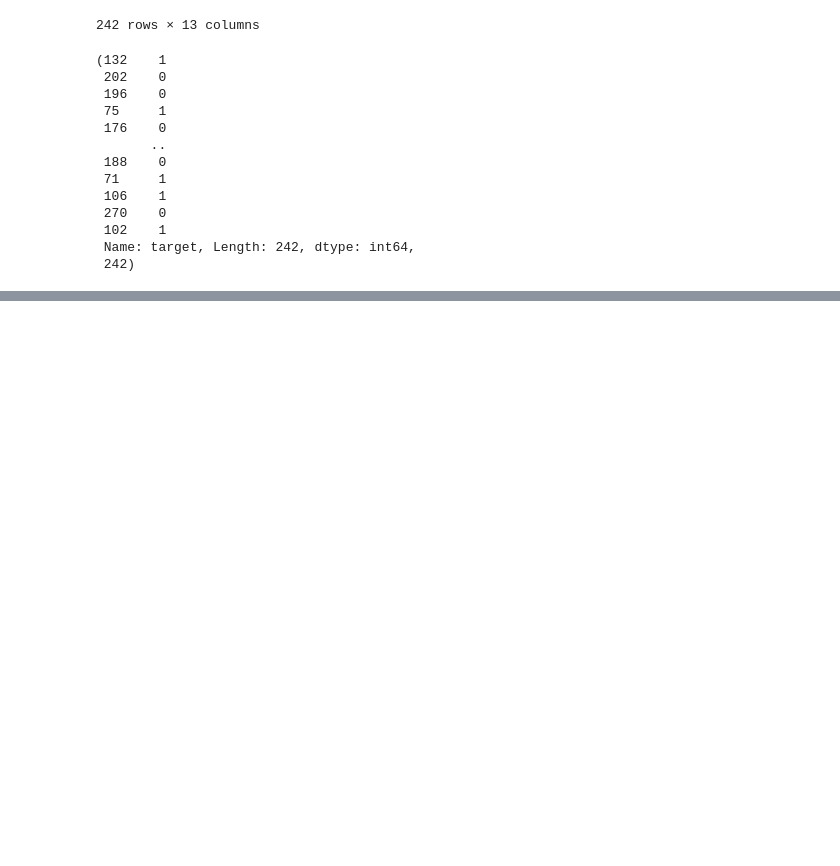
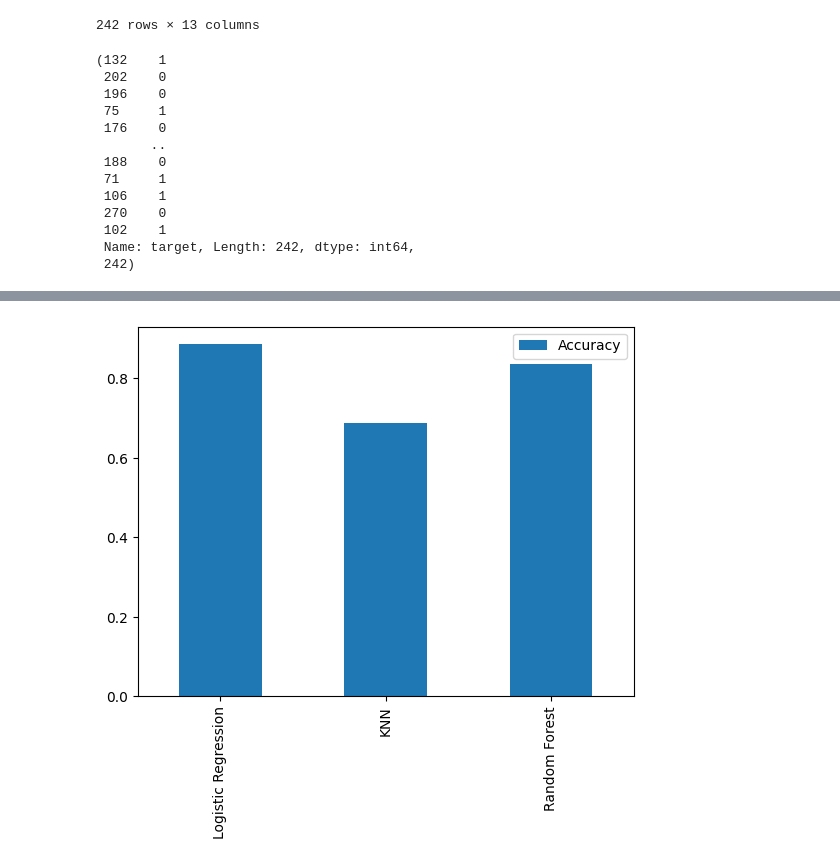
Before and after one commit to strontium-rn/heart_disease, a Jupyter notebook: heart-disease-classification.ipynb, the cells around one changed output, grey strips where cells are left out. Saved outputs shown, nothing was run; the diff lists cells and outputs as text; code cells hidden in the pictures; blank space fills up the shorter version.

Commit message:
tuning the models

```diff
--- a/heart-disease-classification.ipynb
+++ b/heart-disease-classification.ipynb
@@ -303,17 +303,28 @@ y_train, len(y_train)
  Name: target, Length: 242, dtype: int64,
  242)
 # %%
-#trying 3 different machine learning models
-#1. logistic regression(linear model for classification)
-#2. K-Nearest Neighbours Classifier
-#3. Random Forest Classifier
-
-models = {"Logistic Regression": LogisticRegression(),
-         "KNN": KNeighboursClassifier(),
-         "Random Forest": RandomForestClassifier()}
+# Trying 3 different machine learning models
+models = {
+    "Logistic Regression": LogisticRegression(),
+    "KNN": KNeighborsClassifier(),
+    "Random Forest": RandomForestClassifier()
+}
 
 def fit_and_score(models, x_train, x_test, y_train, y_test):
-    np.random.seed(42)
+    np.random.seed(42)  # Set random seed for reproducibility
     model_scores = {}
 
-    for name, model n
+    # Iterate over the models
+    for name, model in models.items():
+        # Fit the model to the training data
+        model.fit(x_train, y_train)
+
+        # Score the model using test data and store in dictionary
+        model_scores[name] = model.score(x_test, y_test)
+
+    return model_scores
+# %%
+model_scores = fit_and_score(models=models, x_train=x_train,x_test=x_test,
+                            y_train=y_train, y_test=y_test)
+
+model_scores
@@ -319,0 +342,6 @@ def fit_and_score(models, x_train, x_test, y_train, y_test):
+# %%
+#model comparision
+model_compare = pd.DataFrame(model_scores, index = ["Accuracy"])
+model_compare.T.plot.bar();
+# %% [output]
+[figure, added]
```
Also changed, not shown: parts of 1 cell of this notebook.
